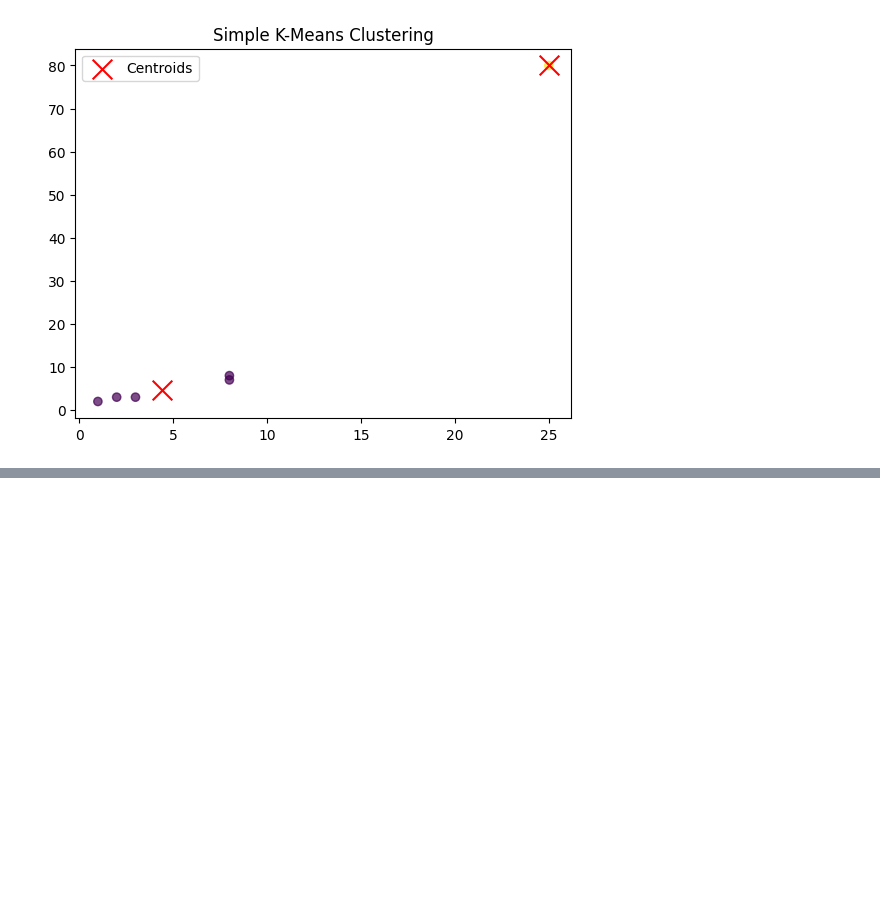
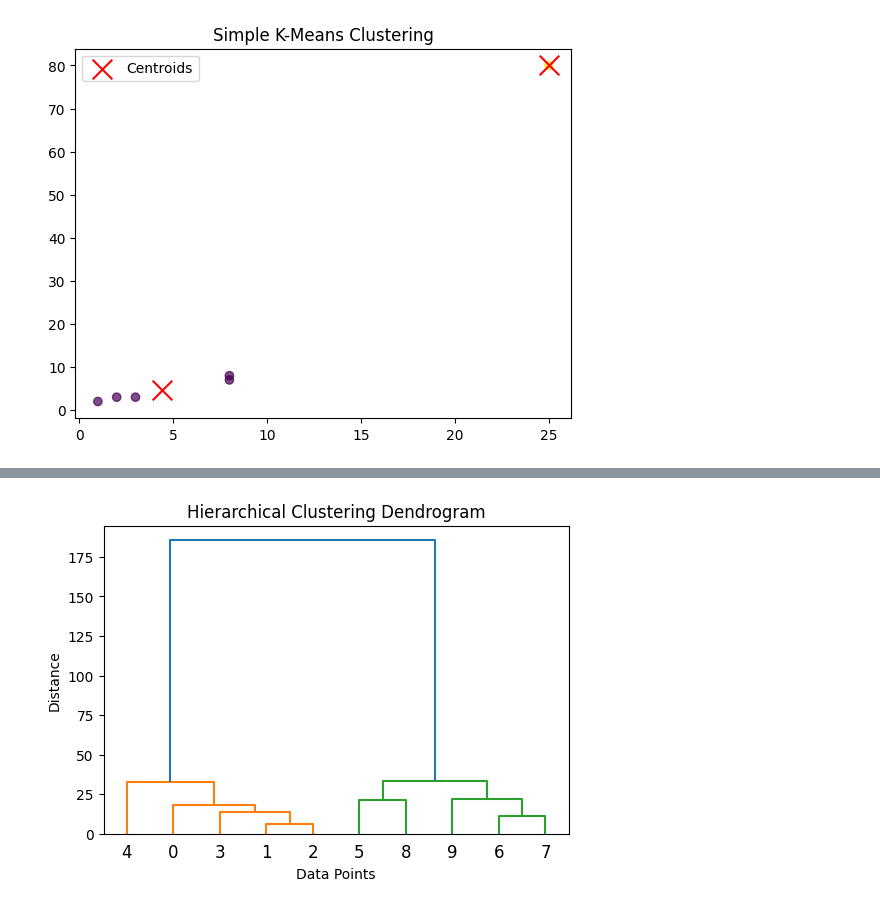
Before and after one commit to PratikshaShelke24/data-science, a Jupyter notebook: unsuperviesd.ipynb, the cells around one changed output, grey strips where cells are left out. Saved outputs shown, nothing was run; the diff lists cells and outputs as text; code cells hidden in the pictures; blank space fills up the shorter version.

```diff
--- a/unsuperviesd.ipynb
+++ b/unsuperviesd.ipynb
@@ -104,0 +125,10 @@ plt.show()
+# %%
+# Create a dendrogram
+plt.figure(figsize=(6, 4))
+sch.dendrogram(sch.linkage(X, method='ward'))
+plt.title("Hierarchical Clustering Dendrogram")
+plt.xlabel("Data Points")
+plt.ylabel("Distance")
+plt.show()
+# %% [output]
+[figure, added]
```
Also changed, not shown: parts of 6 cells of this notebook.
